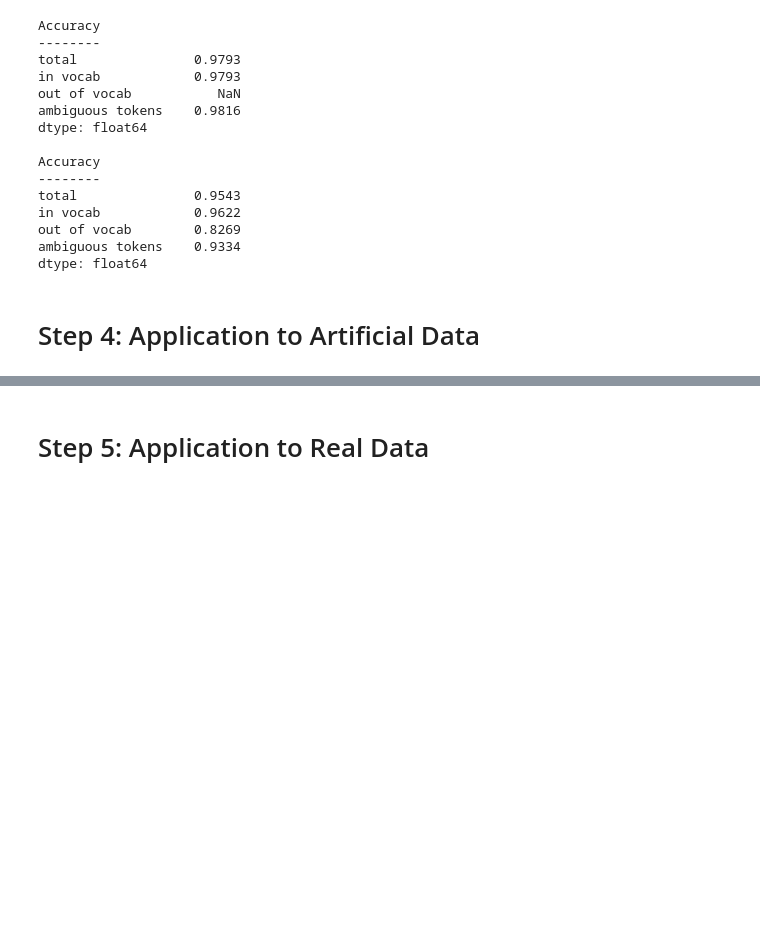
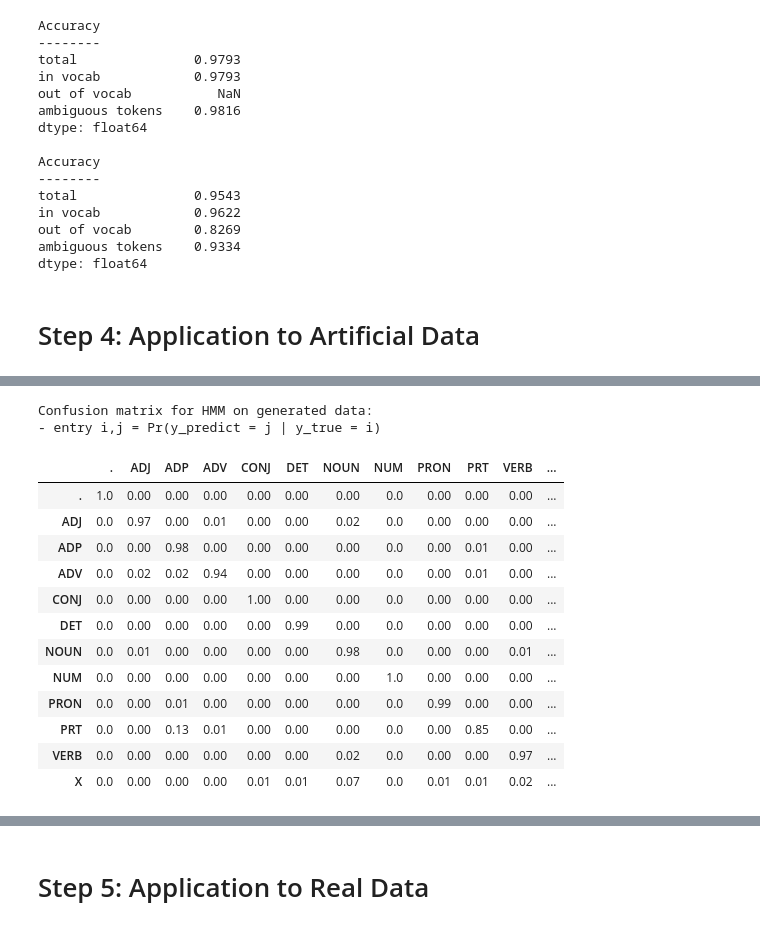
Before and after one commit to quinnfrank/POS-tagging, a Jupyter notebook: Analysis.ipynb, the cells around one changed output, grey strips where cells are left out. Drawn from its saved outputs; the diff is of its cells as text; code cells hidden in the pictures; blank space fills up the shorter version.

```diff
--- a/Analysis.ipynb
+++ b/Analysis.ipynb
@@ -196 +199,23 @@ ambiguous tokens    0.7833
 dtype: float64
+# %%
+# Confusion matrices, conditioned on true label
+print("\nConfusion matrix for HMM on generated data:")
+print("- entry i,j = Pr(y_predict = j | y_true = i)\n")
+pd.DataFrame(confusion_matrix(hmm_art.res.y_true, hmm_art.res.y_predict, normalize='true'),
+             index=hmm.tagset, columns=hmm.tagset).round(2)
+# %% [output]
+Confusion matrix for HMM on generated data:
+- entry i,j = Pr(y_predict = j | y_true = i)
+|  | . | ADJ | ADP | ADV | CONJ | DET | NOUN | NUM | PRON | PRT | VERB | ... |
+| . | 1.0 | 0.00 | 0.00 | 0.00 | 0.00 | 0.00 | 0.00 | 0.0 | 0.00 | 0.00 | 0.00 | ... |
+| ADJ | 0.0 | 0.97 | 0.00 | 0.01 | 0.00 | 0.00 | 0.02 | 0.0 | 0.00 | 0.00 | 0.00 | ... |
+| ADP | 0.0 | 0.00 | 0.98 | 0.00 | 0.00 | 0.00 | 0.00 | 0.0 | 0.00 | 0.01 | 0.00 | ... |
+| ADV | 0.0 | 0.02 | 0.02 | 0.94 | 0.00 | 0.00 | 0.00 | 0.0 | 0.00 | 0.01 | 0.00 | ... |
+| CONJ | 0.0 | 0.00 | 0.00 | 0.00 | 1.00 | 0.00 | 0.00 | 0.0 | 0.00 | 0.00 | 0.00 | ... |
+| DET | 0.0 | 0.00 | 0.00 | 0.00 | 0.00 | 0.99 | 0.00 | 0.0 | 0.00 | 0.00 | 0.00 | ... |
+| NOUN | 0.0 | 0.01 | 0.00 | 0.00 | 0.00 | 0.00 | 0.98 | 0.0 | 0.00 | 0.00 | 0.01 | ... |
+| NUM | 0.0 | 0.00 | 0.00 | 0.00 | 0.00 | 0.00 | 0.00 | 1.0 | 0.00 | 0.00 | 0.00 | ... |
+| PRON | 0.0 | 0.00 | 0.01 | 0.00 | 0.00 | 0.00 | 0.00 | 0.0 | 0.99 | 0.00 | 0.00 | ... |
+| PRT | 0.0 | 0.00 | 0.13 | 0.01 | 0.00 | 0.00 | 0.00 | 0.0 | 0.00 | 0.85 | 0.00 | ... |
+| VERB | 0.0 | 0.00 | 0.00 | 0.00 | 0.00 | 0.00 | 0.02 | 0.0 | 0.00 | 0.00 | 0.97 | ... |
+| X | 0.0 | 0.00 | 0.00 | 0.00 | 0.01 | 0.01 | 0.07 | 0.0 | 0.01 | 0.01 | 0.02 | ... |
```
Also changed, not shown: parts of 18 cells of this notebook, 1 other file.
